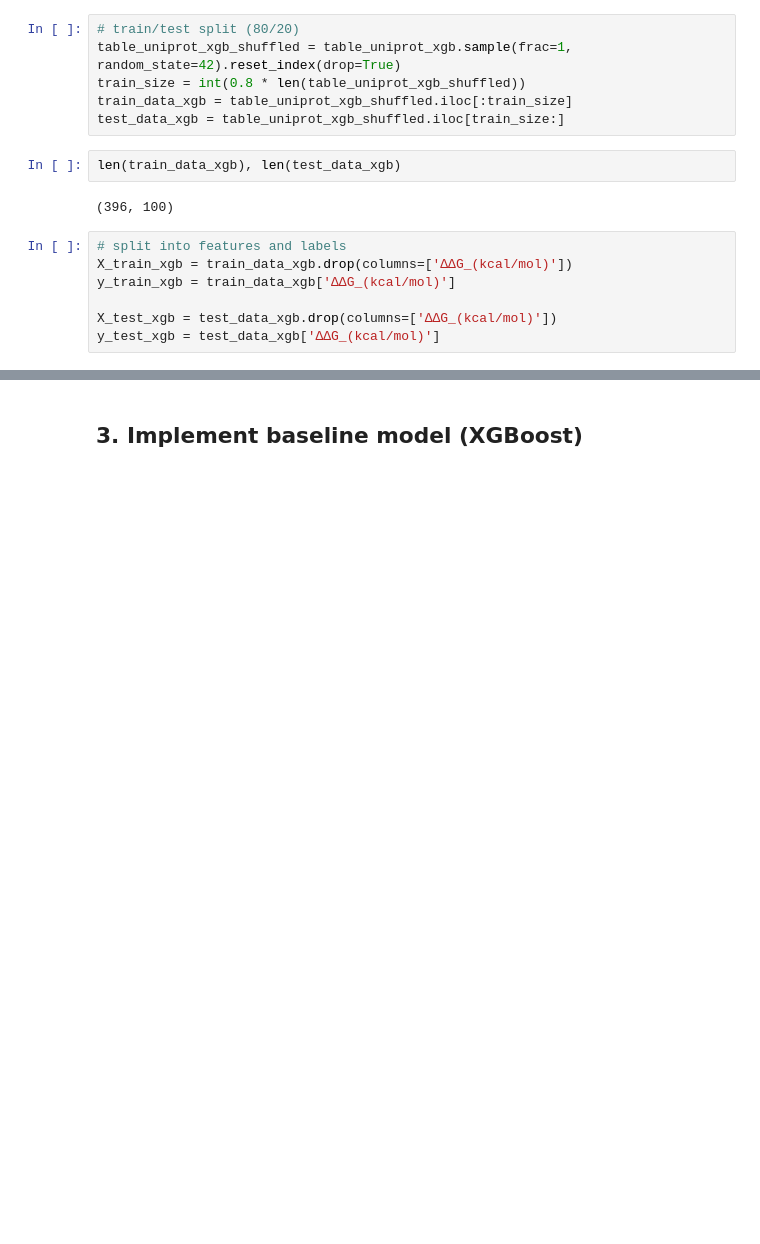
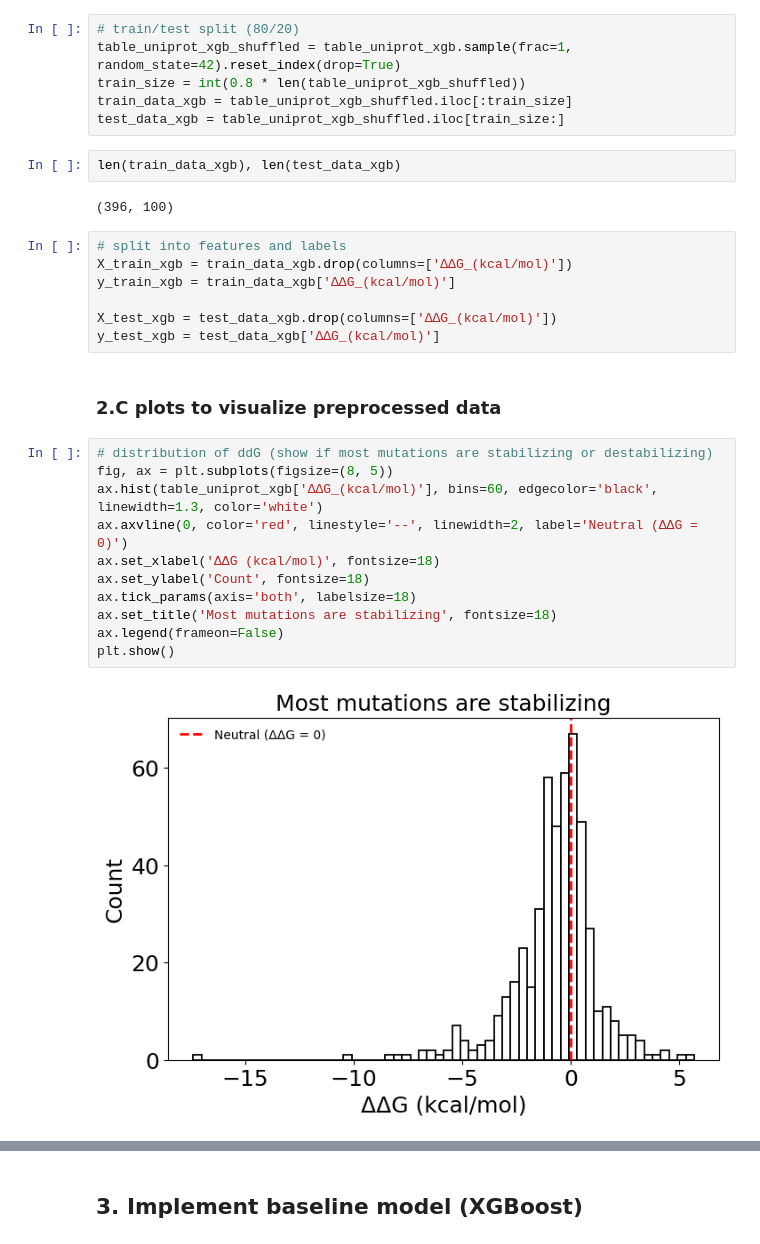
Before and after one commit to amy-acharya/aml-final-project, a Jupyter notebook: project.ipynb, the cells around one changed output, grey strips where cells are left out. Cells and saved outputs as stored; diff of their text form; blank space fills up the shorter version.

Commit message:
added plots to vis. data + started XGBoost

```diff
--- a/project.ipynb
+++ b/project.ipynb
@@ -194,3 +209,18 @@ y_train_xgb = train_data_xgb['∆∆G_(kcal/mol)']
 
 X_test_xgb = test_data_xgb.drop(columns=['∆∆G_(kcal/mol)'])
 y_test_xgb = test_data_xgb['∆∆G_(kcal/mol)']
+# %% [markdown]
+### 2.C plots to visualize preprocessed data
+# %%
+# distribution of ddG (show if most mutations are stabilizing or destabilizing)
+fig, ax = plt.subplots(figsize=(8, 5))
+ax.hist(table_uniprot_xgb['∆∆G_(kcal/mol)'], bins=60, edgecolor='black', linewidth=1.3, color='white')
+ax.axvline(0, color='red', linestyle='--', linewidth=2, label='Neutral (ΔΔG = 0)')
+ax.set_xlabel('ΔΔG (kcal/mol)', fontsize=18)
+ax.set_ylabel('Count', fontsize=18)
+ax.tick_params(axis='both', labelsize=18)
+ax.set_title('Most mutations are stabilizing', fontsize=18)
+ax.legend(frameon=False)
+plt.show()
+# %% [output]
+[figure, added]
```
Also changed, not shown: parts of 15 cells of this notebook.
